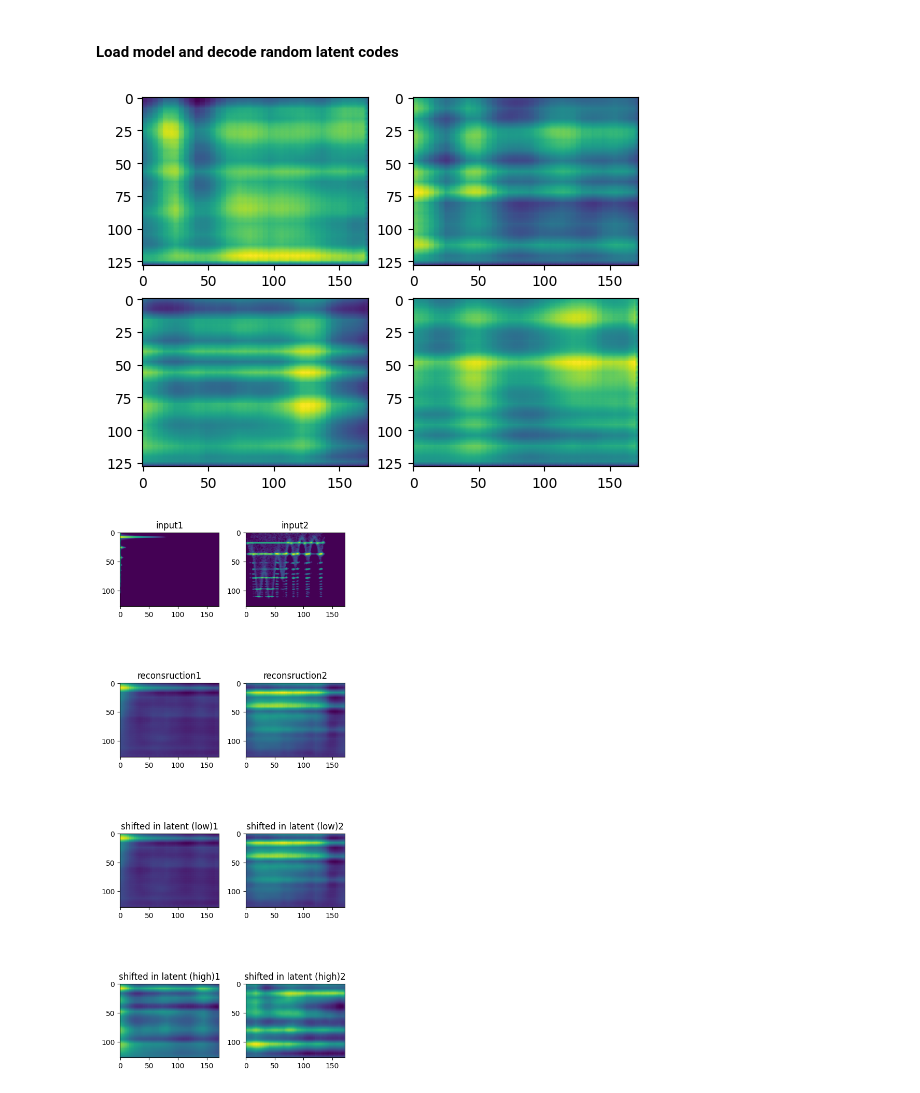
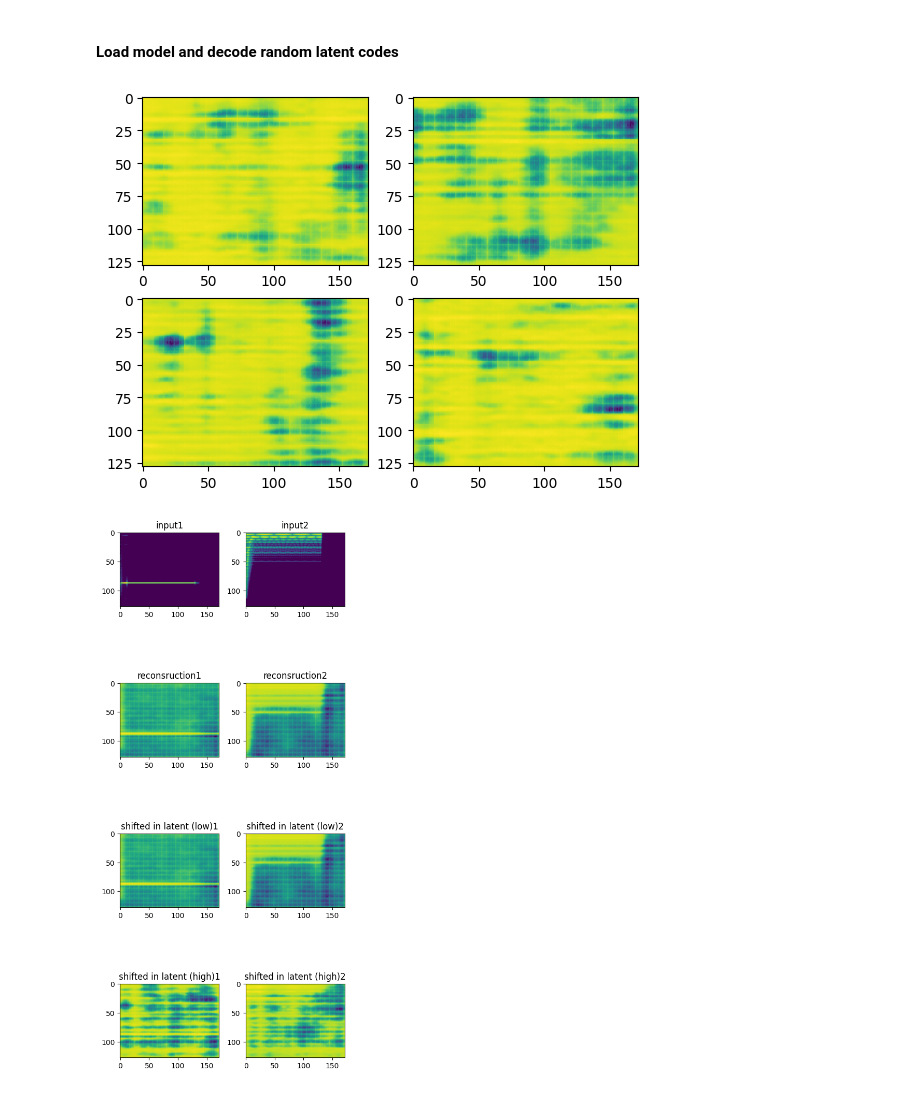
Before and after one commit to Elias-desig/wewantCNNs_project, a Jupyter notebook: core/model_prototyping.ipynb, the cells around one changed output. Drawn from its saved outputs; the diff is of its cells as text; code cells hidden in the pictures.

```diff
--- a/core/model_prototyping.ipynb
+++ b/core/model_prototyping.ipynb
@@ -105,28 +105,28 @@ Step 3,500 (N samples: 896,000), Loss: 113.8215 (Recon: 108.9334, KL: 4.8881) Gr
 # %%
 import matplotlib.pyplot as plt
 import torch
 from VAE_models import load_vae_model
 conv = True
-model, checkpoint = load_vae_model('models/conv_vae/c_vae_checkpoint_20250704-003759.pt', 'cuda', conv=True)
+model, checkpoint = load_vae_model('./models/conv_vae/c_vae_checkpoint_20250731-132315.pt', 'cuda', conv=True)
 device = torch.device('cuda' if torch.cuda.is_available() else 'cpu')
 model.eval()
 
 z = torch.randn(4, checkpoint['config']['latent_dim']).to(device)
 with torch.no_grad():
     samples = model.decode(z)
 samples = samples.cpu().view(4, 128, 172).numpy()
 plt.figure()
 for i in range(4):
     plt.subplot(2,2,i+1)
     plt.imshow(samples[i])
 # %% [output]
-[figure, old version]
+[figure, new version]
 # %%
 from datasets import HDF5SpectrogramDataset
 from torch.utils.data import DataLoader
 import numpy as np
 num_samples = 2
-train_data = HDF5SpectrogramDataset('data/train_spectrograms_even.h5')
+train_data = HDF5SpectrogramDataset(project_root / 'data' / 'train_spectrograms_even.h5')
 train_loader = DataLoader(train_data, batch_size=num_samples, shuffle=True)
 
 inputs = next(iter(train_loader))
@@ -162,7 +162,7 @@ for i in range(num_samples):
     plt.title(f'shifted in latent (high){i+1}')
 plt.tight_layout()
 # %% [output]
-[figure, old version]
+[figure, new version]
 # %%
 import pandas as pd
 df = pd.
```
Also changed, not shown: parts of 2 cells of this notebook, 4 other files.
